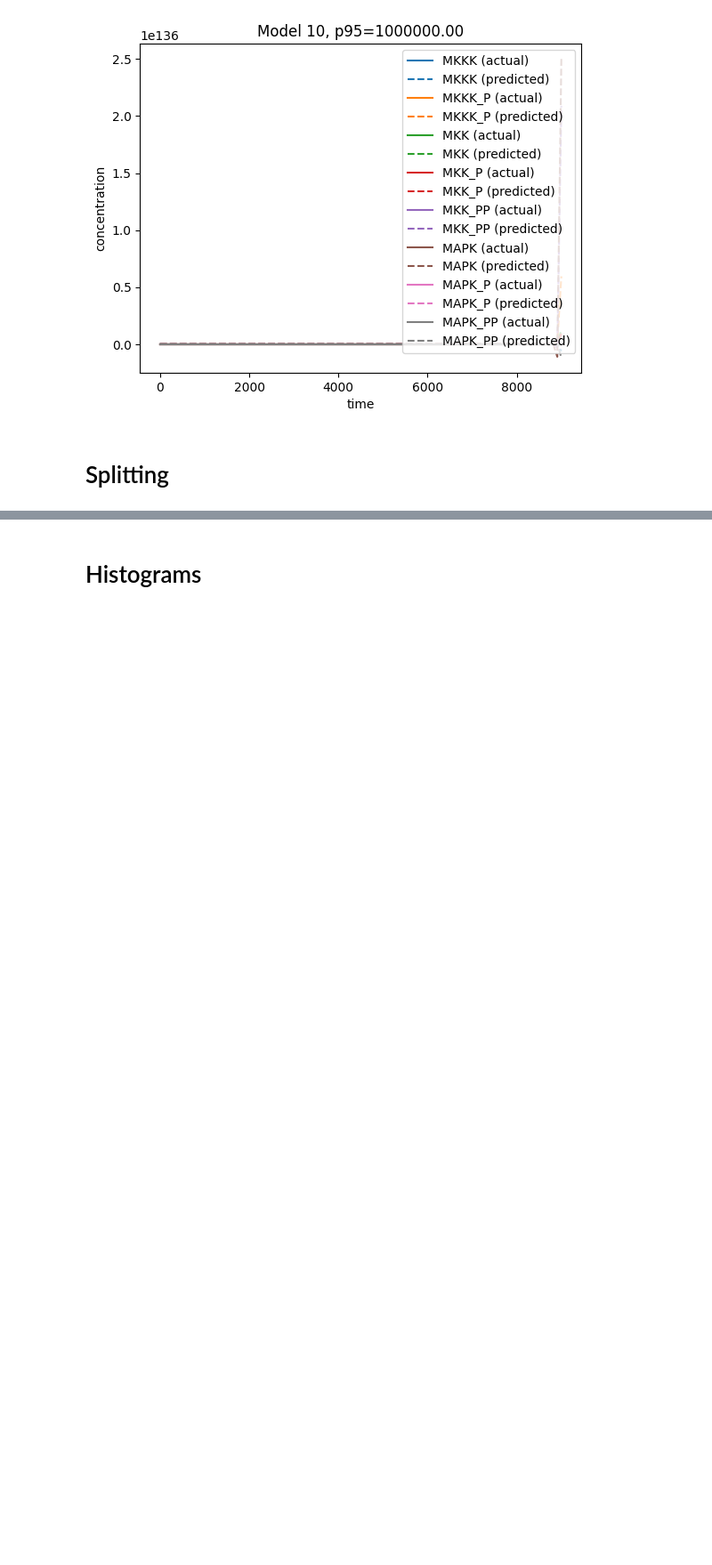
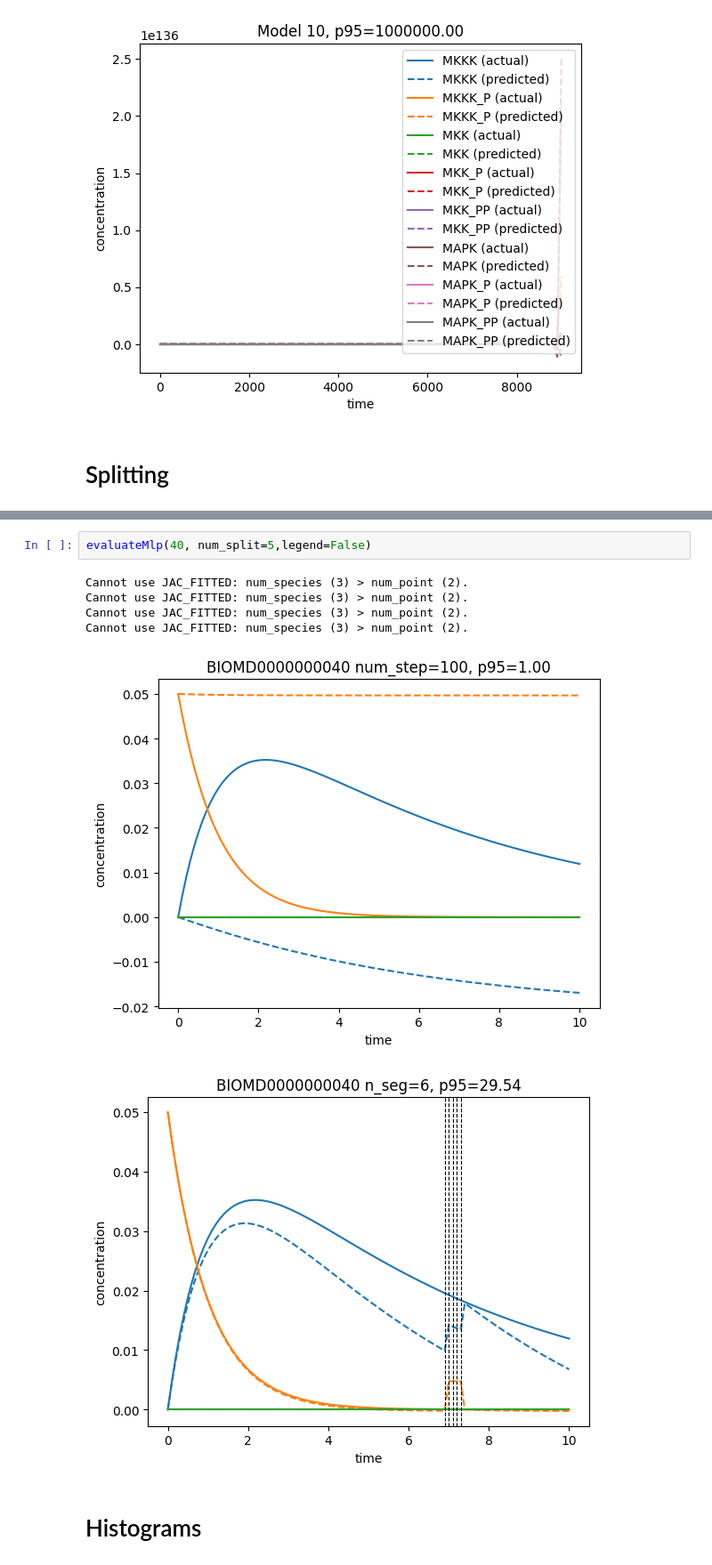
Before and after one commit to ModelEngineering/model_linearity_analysis, a Jupyter notebook: notebooks/score_analysis.ipynb, the cells around one changed output, grey strips where cells are left out. Shown at 89% size. Drawn from its saved outputs; the diff is of its cells as text; blank space fills up the shorter version.

```diff
--- a/notebooks/score_analysis.ipynb
+++ b/notebooks/score_analysis.ipynb
@@ -140,3 +90,12 @@ ipdb>  c
+# %%
+evaluateMlp(40, num_split=5,legend=False)
+# %% [output]
+Cannot use JAC_FITTED: num_species (3) > num_point (2).
+Cannot use JAC_FITTED: num_species (3) > num_point (2).
+Cannot use JAC_FITTED: num_species (3) > num_point (2).
+Cannot use JAC_FITTED: num_species (3) > num_point (2).
+[figure, added]
+[figure, added]
 # %% [markdown]
 # Histograms
 # %% [markdown]
```
Also changed, not shown: parts of 13 cells of this notebook, 3 other files.
